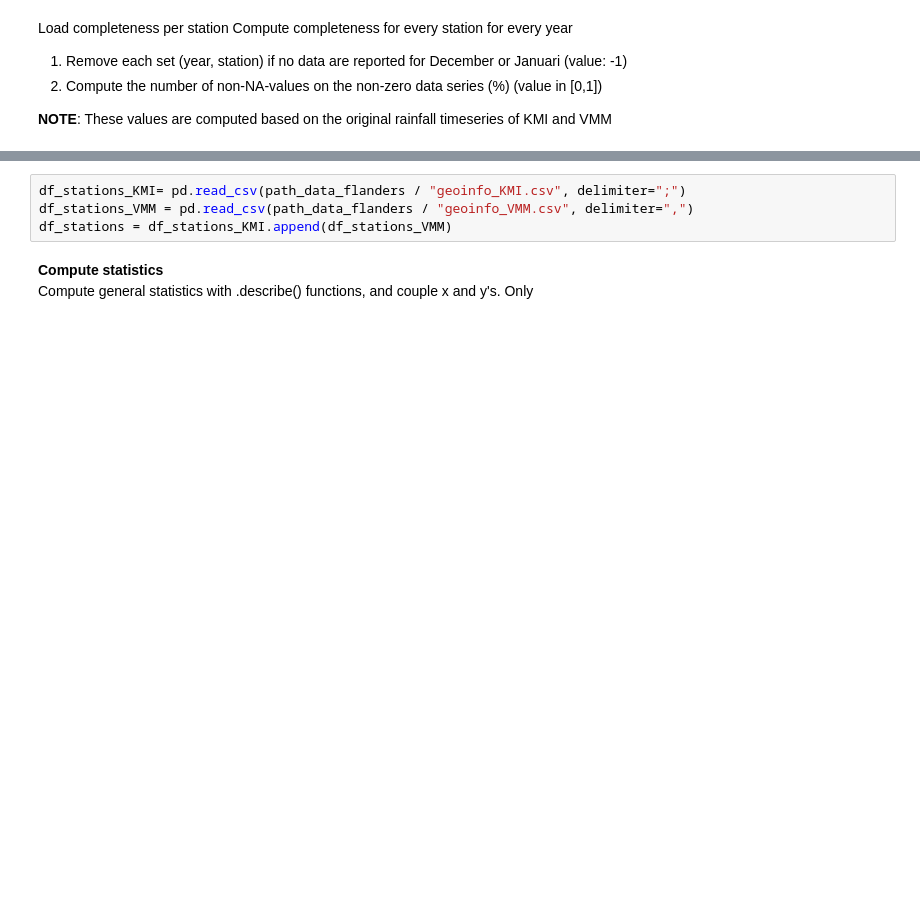
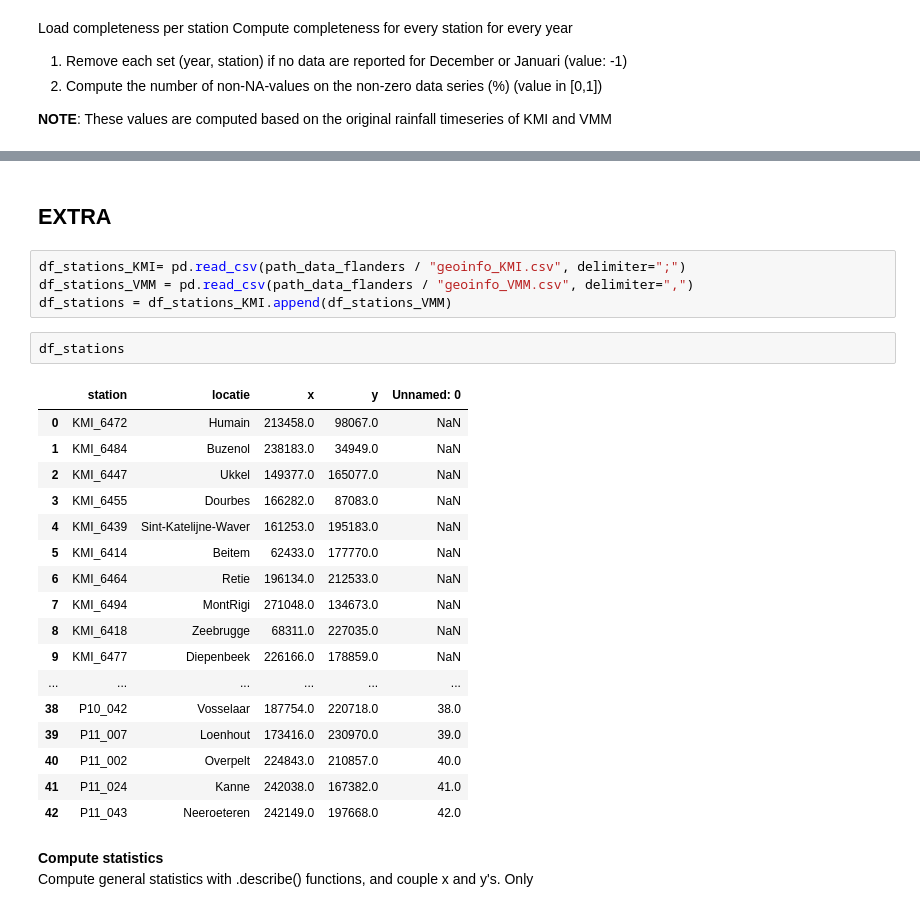
Before and after one commit to watem-sedem/rfactor, a Jupyter notebook: rfactor/docs/notebooks/analysis.ipynb, the cells around one changed output, grey strips where cells are left out. Cells and saved outputs as stored; diff of their text form; blank space fills up the shorter version.

```diff
--- a/rfactor/docs/notebooks/analysis.ipynb
+++ b/rfactor/docs/notebooks/analysis.ipynb
@@ -54,7 +118,29 @@ dict_inputdata = load_input_data(fmap, df_completeness)
+# %% [markdown]
+## EXTRA
 # %%
 df_stations_KMI= pd.read_csv(path_data_flanders / "geoinfo_KMI.csv", delimiter=";")
 df_stations_VMM = pd.read_csv(path_data_flanders / "geoinfo_VMM.csv", delimiter=",")
 df_stations = df_stations_KMI.append(df_stations_VMM)
+# %%
+df_stations
+# %% [output]
+|  | station | locatie | x | y | Unnamed: 0 |
+| 0 | KMI_6472 | Humain | 213458.0 | 98067.0 | NaN |
+| 1 | KMI_6484 | Buzenol | 238183.0 | 34949.0 | NaN |
+| 2 | KMI_6447 | Ukkel | 149377.0 | 165077.0 | NaN |
+| 3 | KMI_6455 | Dourbes | 166282.0 | 87083.0 | NaN |
+| 4 | KMI_6439 | Sint-Katelijne-Waver | 161253.0 | 195183.0 | NaN |
+| 5 | KMI_6414 | Beitem | 62433.0 | 177770.0 | NaN |
+| 6 | KMI_6464 | Retie | 196134.0 | 212533.0 | NaN |
+| 7 | KMI_6494 | MontRigi | 271048.0 | 134673.0 | NaN |
+| 8 | KMI_6418 | Zeebrugge | 68311.0 | 227035.0 | NaN |
+| 9 | KMI_6477 | Diepenbeek | 226166.0 | 178859.0 | NaN |
+| ... | ... | ... | ... | ... | ... |
+| 38 | P10_042 | Vosselaar | 187754.0 | 220718.0 | 38.0 |
+| 39 | P11_007 | Loenhout | 173416.0 | 230970.0 | 39.0 |
+| 40 | P11_002 | Overpelt | 224843.0 | 210857.0 | 40.0 |
+| 41 | P11_024 | Kanne | 242038.0 | 167382.0 | 41.0 |
+| 42 | P11_043 | Neeroeteren | 242149.0 | 197668.0 | 42.0 |
 # %% [markdown]
 **Compute statistics**
 Compute general statistics with .describe() functions,  and couple x and y's. Only
```
Also changed, not shown: parts of 26 cells of this notebook.
